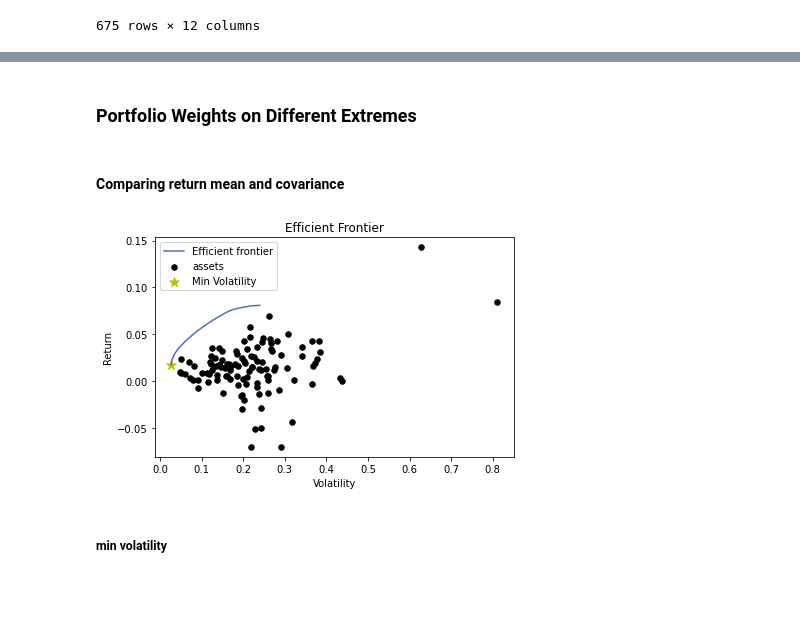
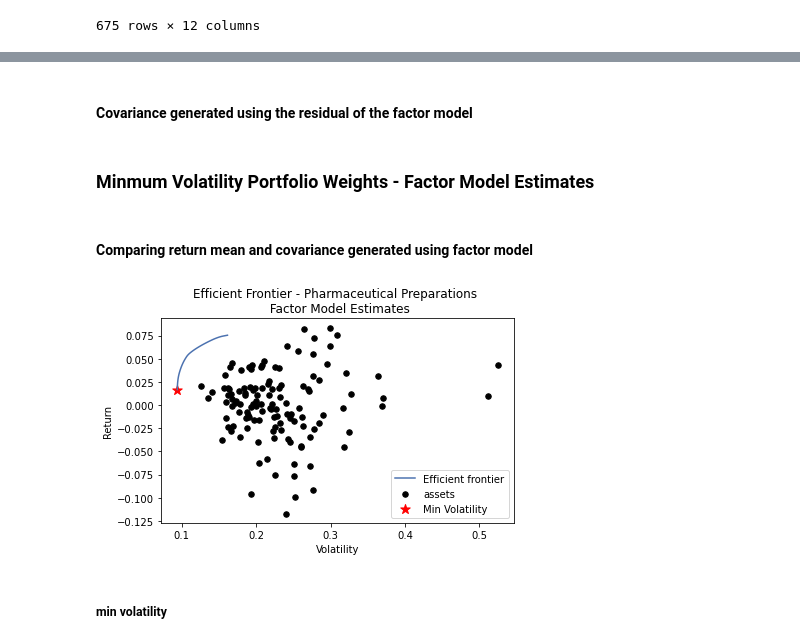
Before and after one commit to richardye101/ubineer_nlp_research, a Jupyter notebook: content/peitong/3.3_Minimum_Variance_Analysis-Factor_Model.ipynb, the cells around one changed output, grey strips where cells are left out. Drawn from its saved outputs; the diff is of its cells as text; code cells hidden in the pictures; blank space fills up the shorter version.

```diff
--- a/content/peitong/3.3_Minimum_Variance_Analysis-Factor_Model.ipynb
+++ b/content/peitong/3.3_Minimum_Variance_Analysis-Factor_Model.ipynb
@@ -205,11 +209,15 @@ r_Pharm
 124 rows × 31 columns
+# %%
+coef_mat = pd.DataFrame(0, index = r_Pharm.columns, columns = range(n_components))
 # %%
 from sklearn.linear_model import LinearRegression
 LR = LinearRegression()
 for i in range(len(r_Pharm.columns)):
     date = r_Pharm.columns[i]
     r_t_i = r_Pharm[date]
-    reg = LinearRegression().fit(B_matrix, r_t_i)
+    reg = LR.fit(B_matrix, r_t_i)
     #print(reg.score(B_matrix, r_t_i))
-    print(reg.coef_)
+    coef_mat.iloc[i] = reg.coef_
+
+coef_mat
 # %% [output]
@@ -236,0 +241,3 @@ mu_Pharm = mu[LIST]
+# %%
+prediction = B_matrix.dot(coef_mat.T)
+residual = r_Pharm - prediction
@@ -237,28 +257,32 @@ mu_Pharm = mu[LIST]
+# %% [markdown]
+#### Covariance generated using the residual of the factor model
+# %%
+cov_Factor_Model = residual.T.cov()
 # %% [markdown]
-### Portfolio Weights on Different Extremes
+### Minmum Volatility Portfolio Weights - Factor Model Estimates
 # %% [markdown]
-#### Comparing return mean and covariance
+#### Comparing return mean and covariance generated using factor model
 # %%
 ef1 = EfficientFrontier(mu_Pharm, cov_Factor_Model, weight_bounds=(0, 0.2))
 
 fig, ax = plt.subplots()
 plotting.plot_efficient_frontier(ef1, ax=ax, show_assets=True)
 
 # Find and plot the tangency portfolio
 ef2 = EfficientFrontier(mu_Pharm, cov_Factor_Model, weight_bounds=(0, 0.2))
 # min volatility
 ef2.min_volatility()
 ret_tangent, std_tangent, _ = ef2.portfolio_performance()
-ax.scatter(std_tangent, ret_tangent, marker="*", s=100, c="y", label="Min Volatility")
+ax.scatter(std_tangent, ret_tangent, marker="*", s=100, c="r", label="Min Volatility")
 
 # Format
-ax.set_title("Efficient Frontier")
+ax.set_title("Efficient Frontier - Pharmaceutical Preparations \n Factor Model Estimates")
 ax.legend()
 plt.tight_layout()
 plt.savefig('images/Efficient_Frontier_Returns.png', dpi=200, bbox_inches='tight')
 plt.show()
 # %% [output]
-[figure, old version]
+[figure, new version]
 # %% [markdown]
 ##### min volatility
 # %%
```
Also changed, not shown: parts of 36 cells of this notebook, 23 other files.
